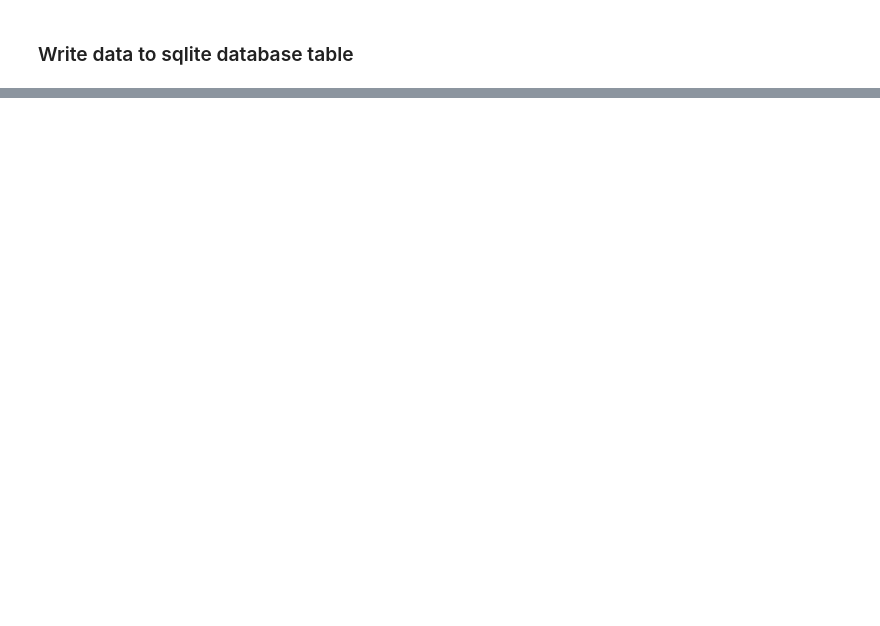
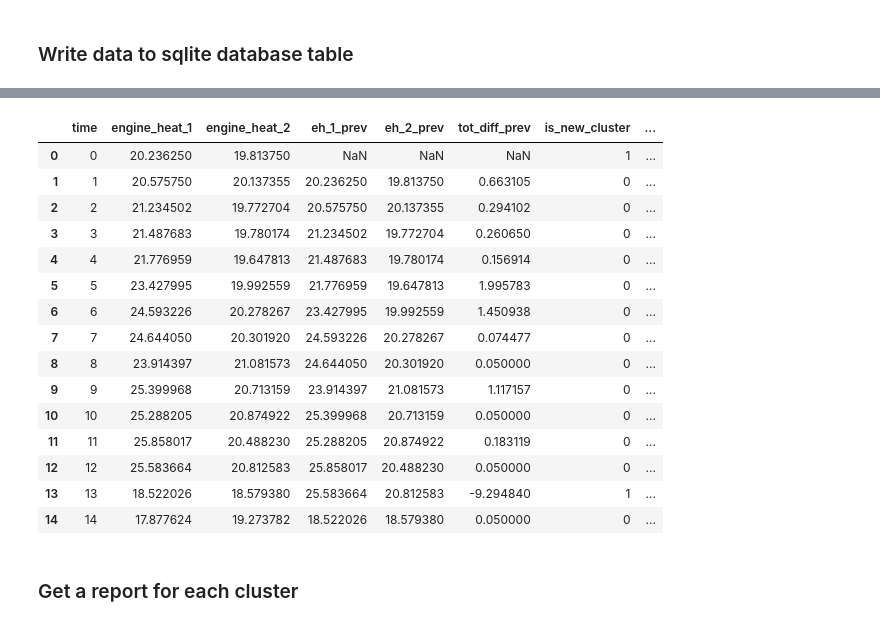
Before and after one commit to mikaelahonen/sql-clustering, a Jupyter notebook: sql-clustering.ipynb, the cells around one changed output, grey strips where cells are left out. Drawn from its saved outputs; the diff is of its cells as text; code cells hidden in the pictures; blank space fills up the shorter version.

```diff
--- a/sql-clustering.ipynb
+++ b/sql-clustering.ipynb
@@ -367,33 +244,23 @@ These are the biggest adjustments for this query:
 # %%
-#con.create_function("md5", 1, md5sum)
-def sqlite_power(b, e):
-    if b is None:
-        return np.nan
-    else:
-        return b**e
-
-con.create_function("POWER", 2, sqlite_power)
-
 #The query to get all rows labled with cluster id
-sql_2 = """
+sql_case2 = """
+        --Cumulative sum to generate cluster id for each row
         SELECT *, SUM(is_new_cluster) OVER (ORDER BY {0} RANGE UNBOUNDED PRECEDING) AS cluster_id
         FROM(
+            --Creates a column that indicates whether the row starts a new cluster
             SELECT *, CASE WHEN (tot_diff_prev < 0) OR (tot_diff_prev IS NULL) THEN TRUE ELSE 0 END AS is_new_cluster
             FROM(
-                SELECT *,
-                    (engine_heat_1 - eh_1_prev) + (engine_heat_2 - eh_2_prev) AS tot_diff_prev,
-                    (engine_heat_1 - eh_1_next) + (engine_heat_2 - eh_2_next) AS tot_diff_next
+                --Creates a column for difference between the current and the previous sum of engines heats
+                SELECT *, (engine_heat_1 - eh_1_prev) + (engine_heat_2 - eh_2_prev) AS tot_diff_prev
                 FROM(
                     SELECT {0}, {1}, {2},
                         LAG({1}, 1, null) OVER (ORDER BY {0}) AS eh_1_prev,
-                        LAG({2}, 1, null) OVER (ORDER BY {0}) AS eh_2_prev,
-                        LAG({1}, -1, null) OVER (ORDER BY {0}) AS eh_1_next,
-                        LAG({2}, -1, null) OVER (ORDER BY {0}) AS eh_2_next
+                        LAG({2}, 1, null) OVER (ORDER BY {0}) AS eh_2_prev
                     FROM {3}
                 )
             )
         )
-""".format(col_time, "engine_heat_1", "engine_heat_2", case2_tbl)
+""".format(c.col_time, "engine_heat_1", "engine_heat_2", c.tbl_case2)
 
-print(sql_2)
+print(sql_case2)
 # %% [output]
@@ -443,0 +283,23 @@ plot_heat_2d(df_case2_clustered, col_y="engine_heat_2")
+# %%
+#Use the SQL query to get the clusters for the case 2
+df_case2_clustered = pd.read_sql(sql_case2, con)
+df_case2_clustered.head(15)
+# %% [output]
+|  | time | engine_heat_1 | engine_heat_2 | eh_1_prev | eh_2_prev | tot_diff_prev | is_new_cluster | ... |
+| 0 | 0 | 20.236250 | 19.813750 | NaN | NaN | NaN | 1 | ... |
+| 1 | 1 | 20.575750 | 20.137355 | 20.236250 | 19.813750 | 0.663105 | 0 | ... |
+| 2 | 2 | 21.234502 | 19.772704 | 20.575750 | 20.137355 | 0.294102 | 0 | ... |
+| 3 | 3 | 21.487683 | 19.780174 | 21.234502 | 19.772704 | 0.260650 | 0 | ... |
+| 4 | 4 | 21.776959 | 19.647813 | 21.487683 | 19.780174 | 0.156914 | 0 | ... |
+| 5 | 5 | 23.427995 | 19.992559 | 21.776959 | 19.647813 | 1.995783 | 0 | ... |
+| 6 | 6 | 24.593226 | 20.278267 | 23.427995 | 19.992559 | 1.450938 | 0 | ... |
+| 7 | 7 | 24.644050 | 20.301920 | 24.593226 | 20.278267 | 0.074477 | 0 | ... |
+| 8 | 8 | 23.914397 | 21.081573 | 24.644050 | 20.301920 | 0.050000 | 0 | ... |
+| 9 | 9 | 25.399968 | 20.713159 | 23.914397 | 21.081573 | 1.117157 | 0 | ... |
+| 10 | 10 | 25.288205 | 20.874922 | 25.399968 | 20.713159 | 0.050000 | 0 | ... |
+| 11 | 11 | 25.858017 | 20.488230 | 25.288205 | 20.874922 | 0.183119 | 0 | ... |
+| 12 | 12 | 25.583664 | 20.812583 | 25.858017 | 20.488230 | 0.050000 | 0 | ... |
+| 13 | 13 | 18.522026 | 18.579380 | 25.583664 | 20.812583 | -9.294840 | 1 | ... |
+| 14 | 14 | 17.877624 | 19.273782 | 18.522026 | 18.579380 | 0.050000 | 0 | ... |
+# %% [markdown]
+### Get a report for each cluster
```
Also changed, not shown: parts of 43 cells of this notebook, 5 other files.
